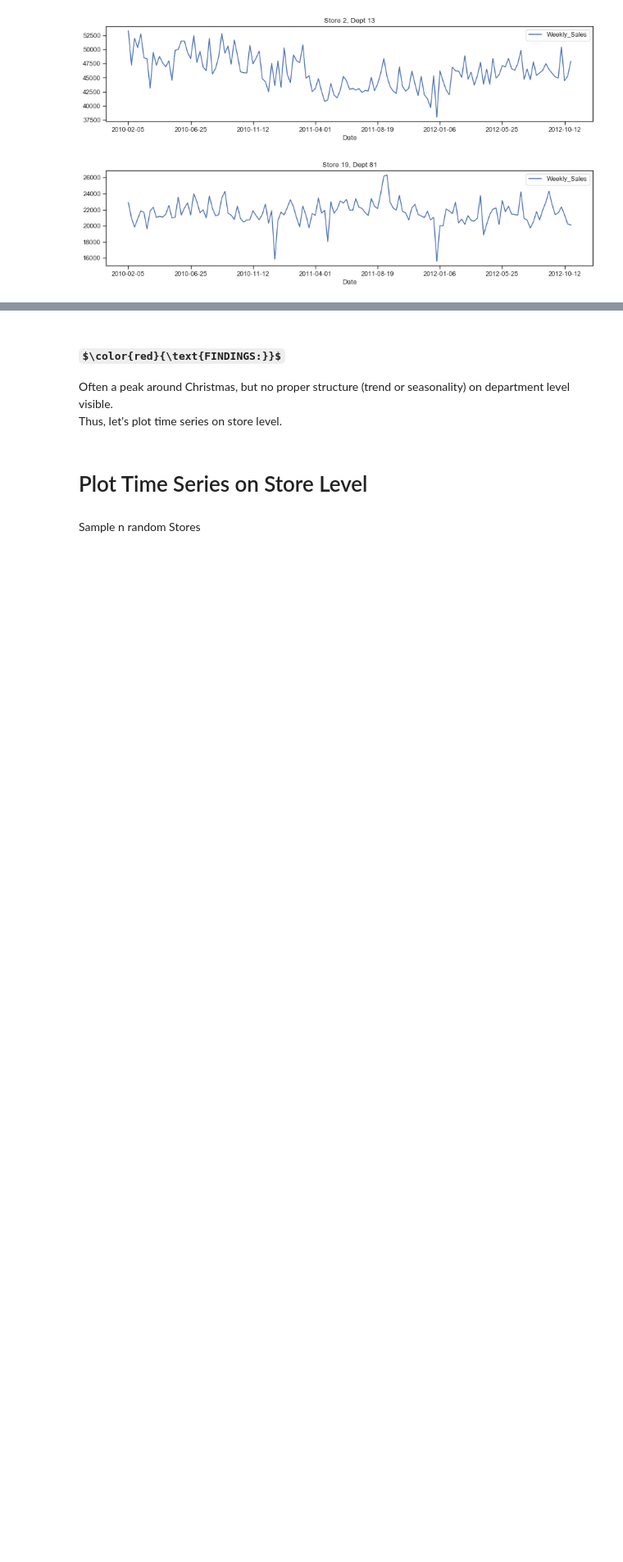
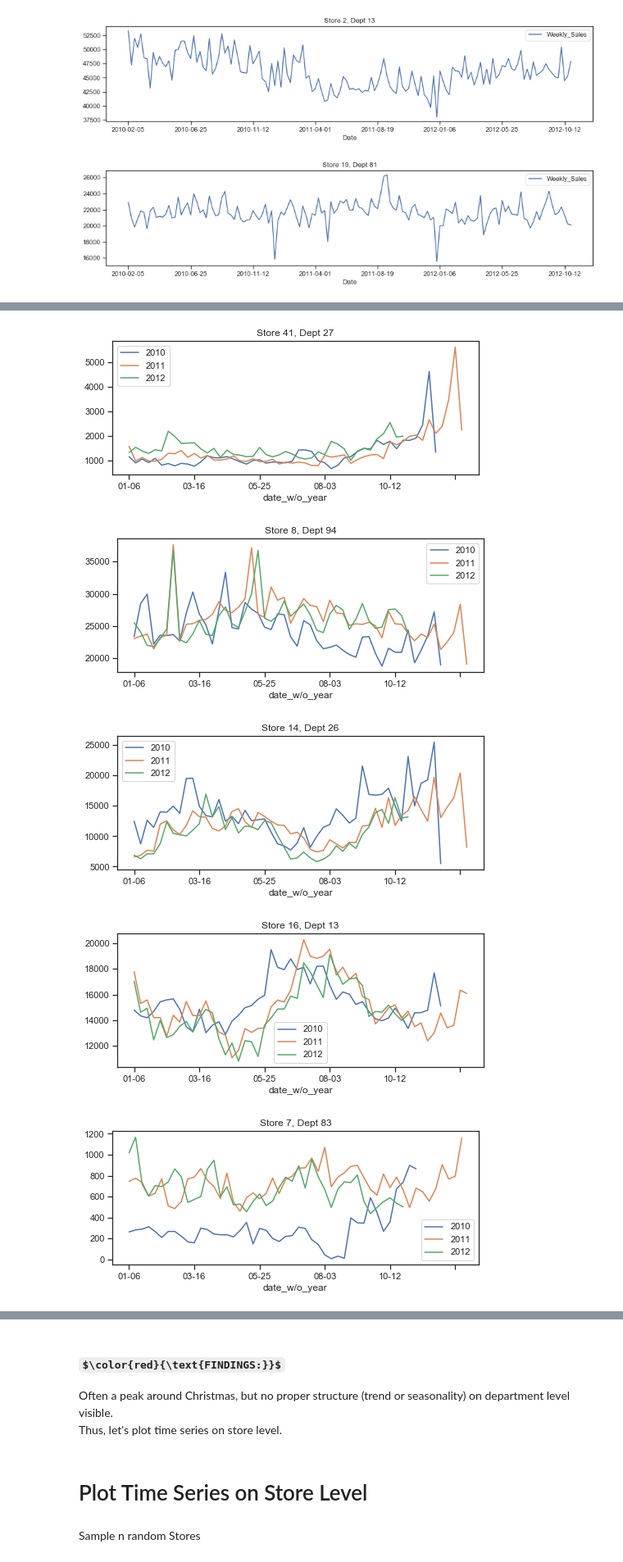
Before and after one commit to dominicdoerig/predicting-sales-data, a Jupyter notebook: warm-up/01_DataExploration.ipynb, the cells around one changed output, grey strips where cells are left out. Shown at 82% size. Cells and saved outputs as stored; diff of their text form; code cells hidden in the pictures; some formulas as TeX source; blank space fills up the shorter version.

Commit message:
Multiple lines chart added - grouped by years

```diff
--- a/warm-up/01_DataExploration.ipynb
+++ b/warm-up/01_DataExploration.ipynb
@@ -340,0 +349,16 @@ for si, di in store_i_dept_i:
+# %%
+for si, di in store_i_dept_i:
+    df_si_di = df_merged.loc[df_merged['Store'] == si].loc[df_merged['Dept'] == di][['Store','Dept','Date', 'Weekly_Sales']]
+    df_si_di['year'] = pd.DatetimeIndex(df_si_di['Date']).year
+    df_si_di['date_w/o_year'] = pd.DatetimeIndex(df_si_di['Date']).strftime('%m-%d')
+
+    fig, ax = plt.subplots(figsize=(8,3))
+    df_si_di.groupby('year').plot(x='date_w/o_year', y='Weekly_Sales', ax=ax, legend=False)
+    ax.legend(df_si_di['year'].unique().tolist())
+    ax.set_title(f'Store {si}, Dept {di}')
+# %% [output]
+[figure, added]
+[figure, added]
+[figure, added]
+[figure, added]
+[figure, added]
```
Also changed, not shown: parts of 7 cells of this notebook.
